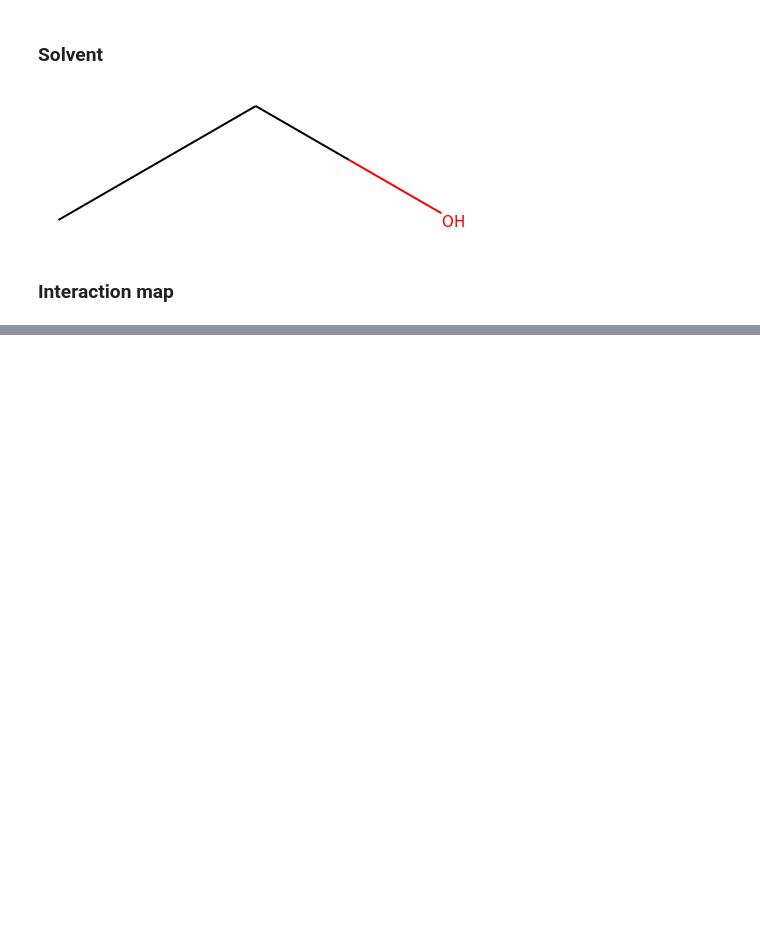
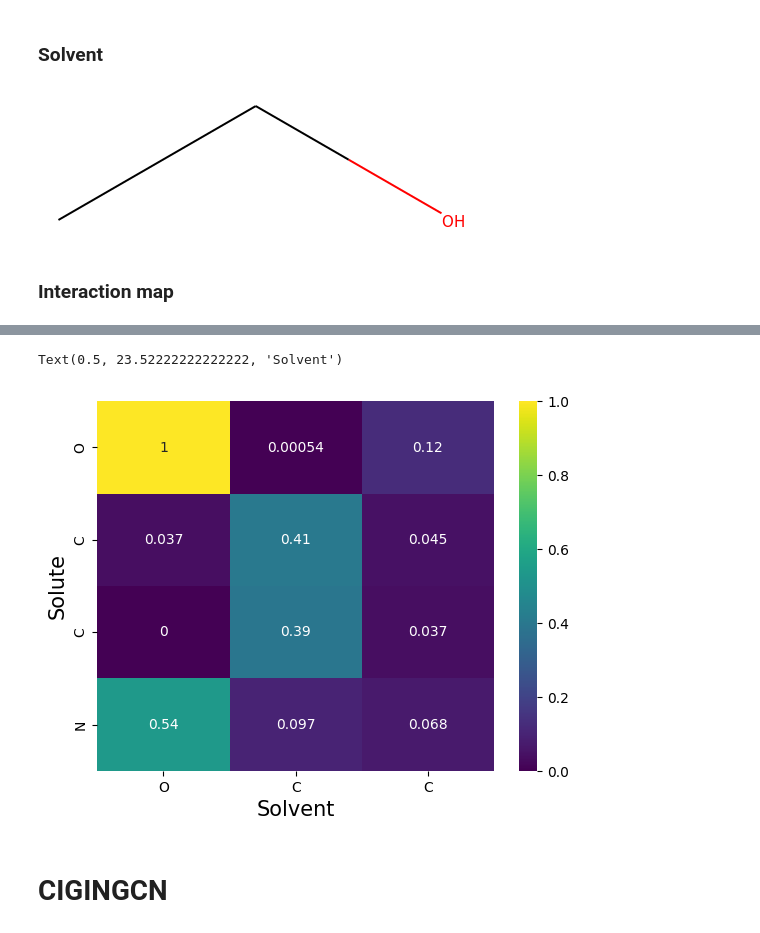
Before and after one commit to adithyamauryakr/CIGIN-DevaLab, a Jupyter notebook: cigin.ipynb, the cells around one changed output, grey strips where cells are left out. Cells and saved outputs as stored; diff of their text form; code cells hidden in the pictures; blank space fills up the shorter version.

```diff
--- a/cigin.ipynb
+++ b/cigin.ipynb
@@ -204,0 +228,9 @@ array([[9.42548  , 4.5479813, 5.349869 ],
+# %%
+sns.heatmap(interaction_map,annot=True,xticklabels=['O','C','C'],yticklabels=['O','C','C','N'],cmap='viridis')
+plt.ylabel('Solute',size='15')
+plt.xlabel('Solvent',size='15')
+# %% [output]
+Text(0.5, 23.52222222222222, 'Solvent')
+[figure, added]
+# %% [markdown]
+# CIGINGCN
```
Also changed, not shown: parts of 41 cells of this notebook.
